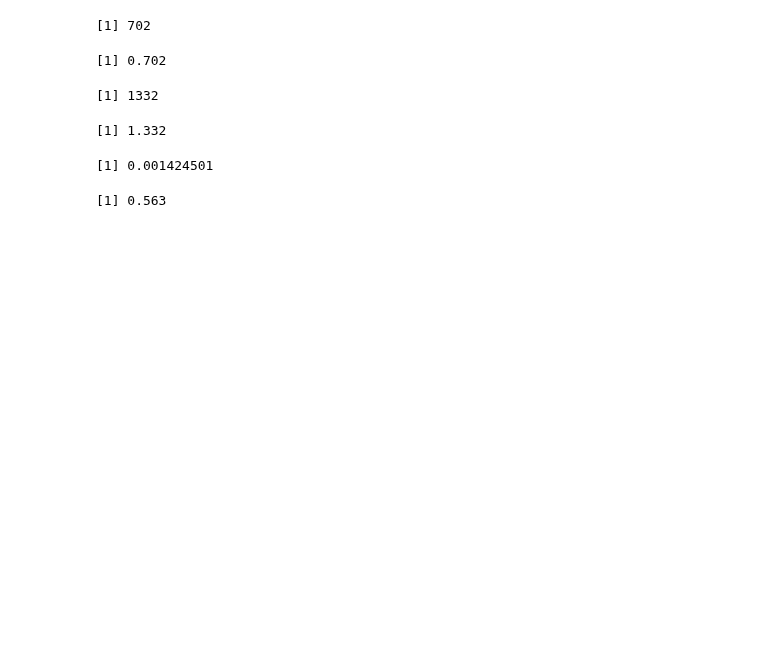
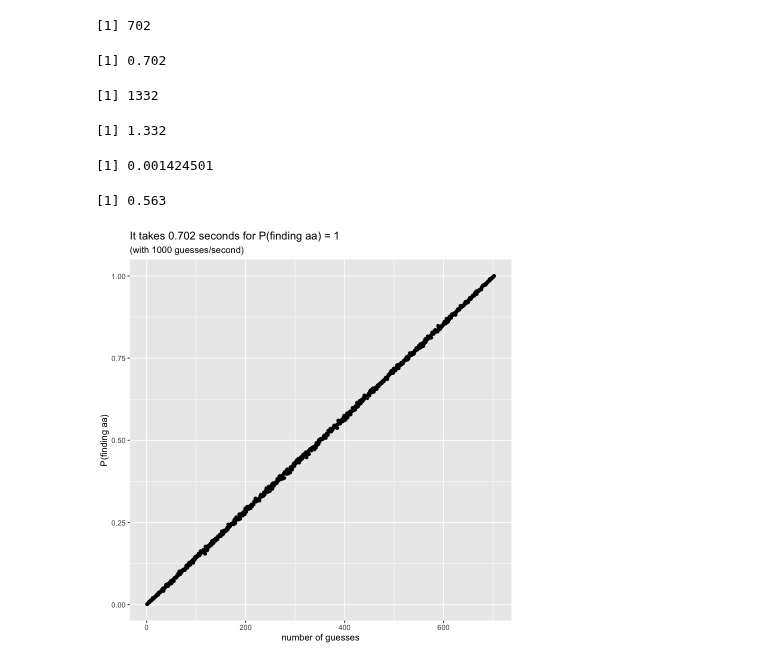
Before and after one commit to notblank/Curso-Stat-Public, a Jupyter notebook: Cursos/Temas Extra/Passwords.ipynb, the cells around one changed output. Drawn from its saved outputs; the diff is of its cells as text; code cells hidden in the pictures; blank space fills up the shorter version.

```diff
--- a/Cursos/Temas Extra/Passwords.ipynb
+++ b/Cursos/Temas Extra/Passwords.ipynb
@@ -167,5 +167,14 @@ for(i in 1:702){
     n_guesses <- i
     P_guessing[i] <- p_guessing(n_rep, n_guesses)
 }
+# %%
+tibble(guesses = 1:702, proba = P_guessing) %>%
+    ggplot(aes(guesses, proba)) +
+        geom_point() +
+        labs(x = 'number of guesses', y = 'P(finding aa)',
+             title = 'It takes 0.702 seconds for P(finding aa) = 1',
+             subtitle = '(with 1000 guesses/second)')
+# %% [output]
+[figure, added]
 # %%
 tibble(guesses = 1:702, proba = P_guessing) %>%
```
Also changed, not shown: parts of 1 cell of this notebook.
